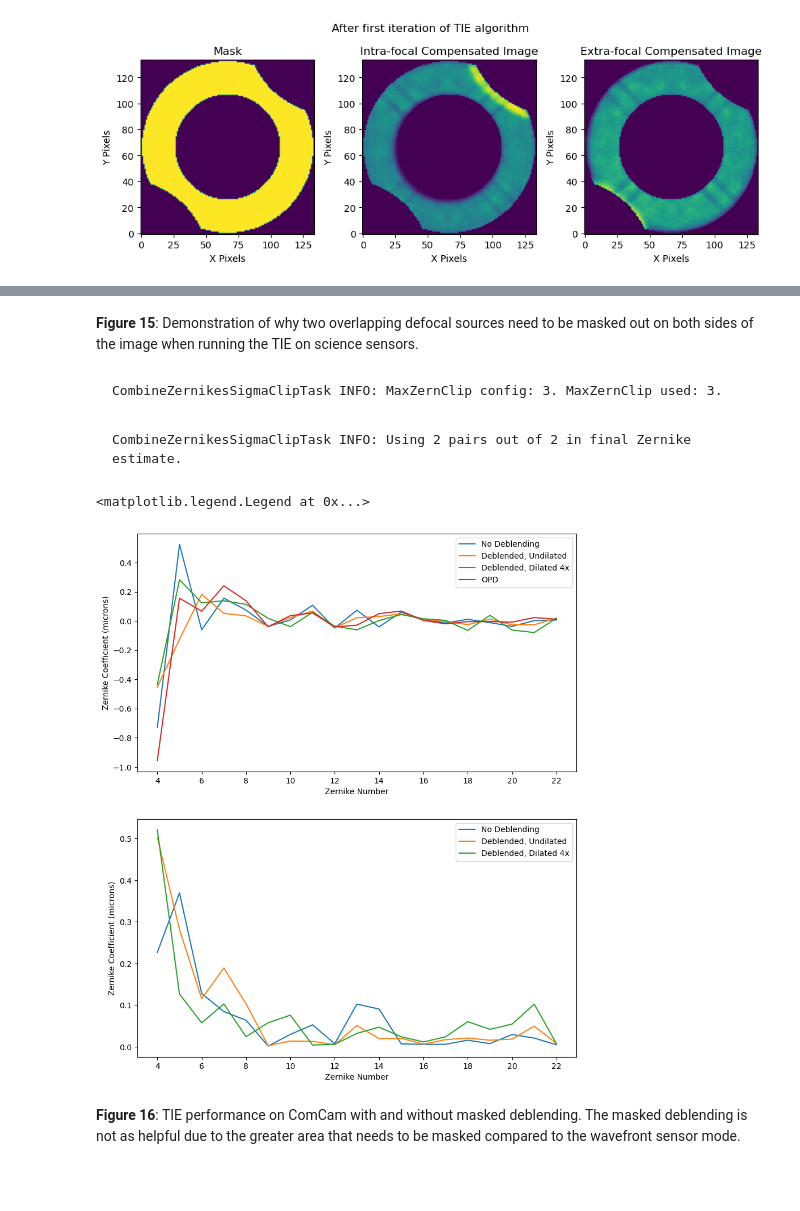
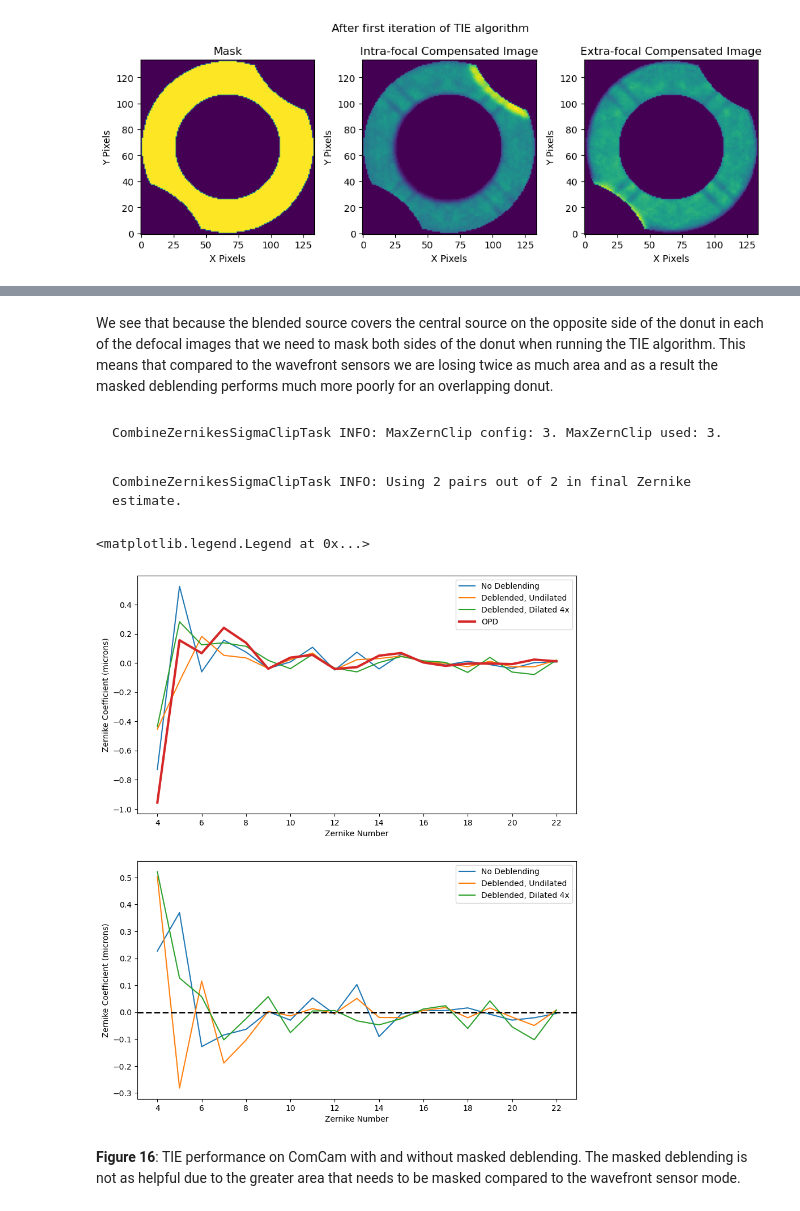
Before and after one commit to lsst-sitcom/sitcomtn-130, a Jupyter notebook: index.ipynb, the cells around one changed output, grey strips where cells are left out. Drawn from its saved outputs; the diff is of its cells as text; code cells hidden in the pictures; blank space fills up the shorter version.

```diff
--- a/index.ipynb
+++ b/index.ipynb
@@ -532,5 +536,5 @@ The diagrams below explain why this is necessary.
-# %% [markdown]
-**Figure 15**: Demonstration of why two overlapping defocal sources need to be masked out on both sides of the image when running the TIE on science sensors.
+# %% [markdown]
+We see that because the blended source covers the central source on the opposite side of the donut in each of the defocal images that we need to mask both sides of the donut when running the TIE algorithm. This means that compared to the wavefront sensors we are losing twice as much area and as a result the masked deblending performs much more poorly for an overlapping donut.
 # %%
 # Load OPD data
 with open(os.path.join(notebook_data, 'comcam_shift_90_80_pixels', 'opd.zer'), 'r') as f:
@@ -548,27 +552,28 @@ CombineZernikesSigmaClipTask INFO: Using 2 pairs out of 2 in final Zernike estim
 # %%
 fig = plt.figure(figsize=(10, 12))
 fig.add_subplot(2,1,1)
 plt.plot(np.arange(4, 23), output_zern_comcam_base, label='No Deblending')
 plt.plot(np.arange(4, 23), output_zern_comcam_deblended.outputZernikesAvg, label='Deblended, Undilated')
 plt.plot(np.arange(4, 23), output_zern_comcam_dilated.outputZernikesAvg, label='Deblended, Dilated 4x')
-plt.plot(np.arange(4, 23), np.loadtxt(opd_comcam[3])[:-6]/1e3, label='OPD')
+plt.plot(np.arange(4, 23), np.loadtxt(opd_comcam[3])[:-6]/1e3, label='OPD', lw=3)
 plt.legend()
 plt.xlabel('Zernike Number')
 plt.ylabel('Zernike Coefficient (microns)')
 plt.xticks(np.arange(4, 23, 2))
 
 fig.add_subplot(2,1,2)
-plt.plot(np.arange(4, 23), np.abs(output_zern_comcam_base-np.loadtxt(opd_comcam[3])[:-6]/1e3), label='No Deblending')
-plt.plot(np.arange(4, 23), np.abs(output_zern_comcam_deblended.outputZernikesAvg-np.loadtxt(opd_comcam[3])[:-6]/1e3), label='Deblended, Undilated')
-plt.plot(np.arange(4, 23), np.abs(output_zern_comcam_dilated.outputZernikesAvg-np.loadtxt(opd_comcam[3])[:-6]/1e3), label='Deblended, Dilated 4x')
+plt.plot(np.arange(4, 23), output_zern_comcam_base-np.loadtxt(opd_comcam[3])[:-6]/1e3, label='No Deblending')
+plt.plot(np.arange(4, 23), output_zern_comcam_deblended.outputZernikesAvg-np.loadtxt(opd_comcam[3])[:-6]/1e3, label='Deblended, Undilated')
+plt.plot(np.arange(4, 23), output_zern_comcam_dilated.outputZernikesAvg-np.loadtxt(opd_comcam[3])[:-6]/1e3, label='Deblended, Dilated 4x')
+plt.axhline(0.0, ls='--', c='k', lw=2)
 plt.xlabel('Zernike Number')
 plt.ylabel('Zernike Coefficient (microns)')
 plt.xticks(np.arange(4, 23, 2))
 
 plt.legend()
 # %% [output]
 <matplotlib.legend.Legend at 0x...>
-[figure, old version]
+[figure, new version]
 # %% [markdown]
 **Figure 16**: TIE performance on ComCam with and without masked deblending. The masked deblending is not as helpful due to the greater area that needs to be masked compared to the wavefront sensor mode.
 # %% [markdown]
```
Also changed, not shown: parts of 22 cells of this notebook.
